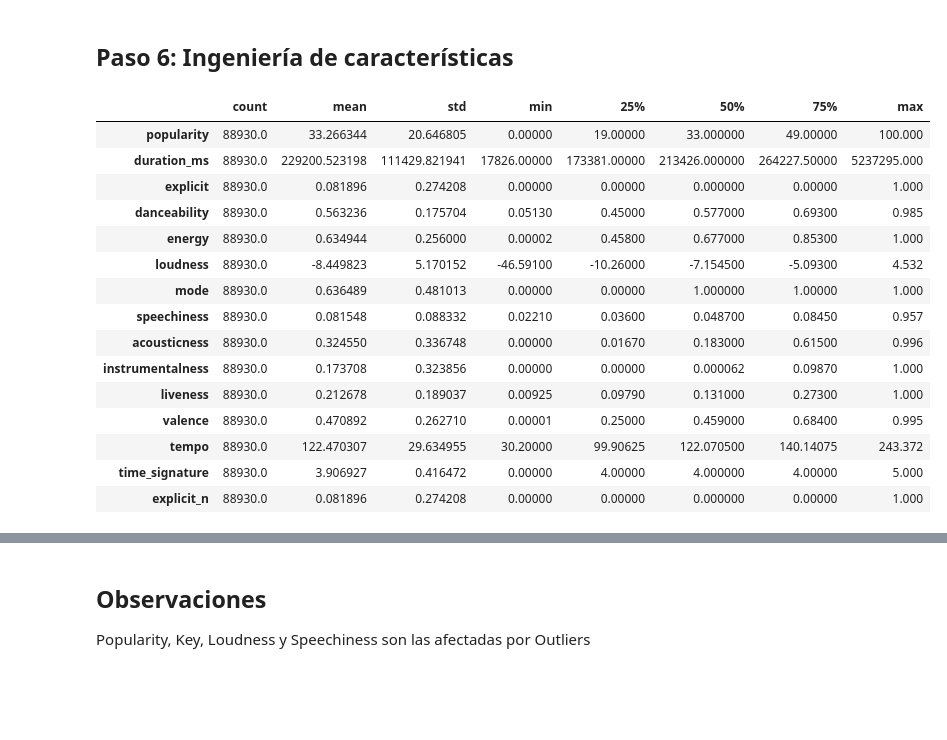
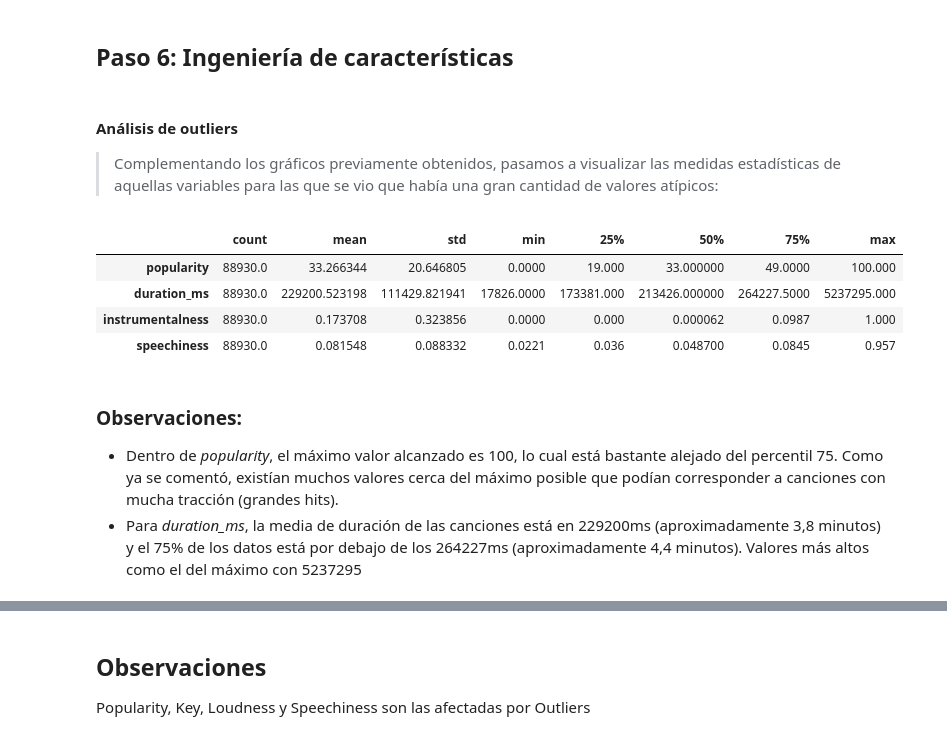
Before and after one commit to ArthurMartinezUcu/Ucu_diploma_python, a Jupyter notebook: notebooks/notebook.ipynb, the cells around one changed output, grey strips where cells are left out. Drawn from its saved outputs; the diff is of its cells as text; code cells hidden in the pictures; blank space fills up the shorter version.

```diff
--- a/notebooks/notebook.ipynb
+++ b/notebooks/notebook.ipynb
@@ -546,25 +546,21 @@ df_clean = df_clean.drop(columns=["key"])
 * Las canciones con valor de time_signature = 4 tienen la mediana en popularidad más alta, la caja más desplazada hacia arriba y además una gran cantidad de outliers con valores de popularidad cercanos a 100. Esto es de esperar dado que la mayoría de las canciones están en compás 4/4, siendo los hits los que alcanzan valores de popularidad muy altos.
 # %% [markdown]
 ## Paso 6: Ingeniería de características
+# %% [markdown]
+#### Análisis de outliers
+> Complementando los gráficos previamente obtenidos, pasamos a visualizar las medidas estadísticas de aquellas variables para las que se vio que había una gran cantidad de valores atípicos:
 # %%
-df_clean.describe().T
+df_clean[["popularity", "duration_ms", "instrumentalness", "speechiness"]].describe().T
 # %% [output]
 |  | count | mean | std | min | 25% | 50% | 75% | max |
-| popularity | 88930.0 | 33.266344 | 20.646805 | 0.00000 | 19.00000 | 33.000000 | 49.00000 | 100.000 |
-| duration_ms | 88930.0 | 229200.523198 | 111429.821941 | 17826.00000 | 173381.00000 | 213426.000000 | 264227.50000 | 5237295.000 |
-| explicit | 88930.0 | 0.081896 | 0.274208 | 0.00000 | 0.00000 | 0.000000 | 0.00000 | 1.000 |
-| danceability | 88930.0 | 0.563236 | 0.175704 | 0.05130 | 0.45000 | 0.577000 | 0.69300 | 0.985 |
-| energy | 88930.0 | 0.634944 | 0.256000 | 0.00002 | 0.45800 | 0.677000 | 0.85300 | 1.000 |
-| loudness | 88930.0 | -8.449823 | 5.170152 | -46.59100 | -10.26000 | -7.154500 | -5.09300 | 4.532 |
-| mode | 88930.0 | 0.636489 | 0.481013 | 0.00000 | 0.00000 | 1.000000 | 1.00000 | 1.000 |
-| speechiness | 88930.0 | 0.081548 | 0.088332 | 0.02210 | 0.03600 | 0.048700 | 0.08450 | 0.957 |
-| acousticness | 88930.0 | 0.324550 | 0.336748 | 0.00000 | 0.01670 | 0.183000 | 0.61500 | 0.996 |
-| instrumentalness | 88930.0 | 0.173708 | 0.323856 | 0.00000 | 0.00000 | 0.000062 | 0.09870 | 1.000 |
-| liveness | 88930.0 | 0.212678 | 0.189037 | 0.00925 | 0.09790 | 0.131000 | 0.27300 | 1.000 |
-| valence | 88930.0 | 0.470892 | 0.262710 | 0.00001 | 0.25000 | 0.459000 | 0.68400 | 0.995 |
-| tempo | 88930.0 | 122.470307 | 29.634955 | 30.20000 | 99.90625 | 122.070500 | 140.14075 | 243.372 |
-| time_signature | 88930.0 | 3.906927 | 0.416472 | 0.00000 | 4.00000 | 4.000000 | 4.00000 | 5.000 |
-| explicit_n | 88930.0 | 0.081896 | 0.274208 | 0.00000 | 0.00000 | 0.000000 | 0.00000 | 1.000 |
+| popularity | 88930.0 | 33.266344 | 20.646805 | 0.0000 | 19.000 | 33.000000 | 49.0000 | 100.000 |
+| duration_ms | 88930.0 | 229200.523198 | 111429.821941 | 17826.0000 | 173381.000 | 213426.000000 | 264227.5000 | 5237295.000 |
+| instrumentalness | 88930.0 | 0.173708 | 0.323856 | 0.0000 | 0.000 | 0.000062 | 0.0987 | 1.000 |
+| speechiness | 88930.0 | 0.081548 | 0.088332 | 0.0221 | 0.036 | 0.048700 | 0.0845 | 0.957 |
+# %% [markdown]
+### Observaciones:
+* Dentro de _popularity_, el máximo valor alcanzado es 100, lo cual está bastante alejado del percentil 75. Como ya se comentó, existían muchos valores cerca del máximo posible que podían corresponder a canciones con mucha tracción (grandes hits).
+* Para _duration_ms_, la media de duración de las canciones está en 229200ms (aproximadamente 3,8 minutos) y el 75% de los datos está por debajo de los 264227ms (aproximadamente 4,4 minutos). Valores más altos como el del máximo con 5237295
 # %%
 fig, axis = plt.subplots(3, 3, figsize=(15, 10))
 
```
Also changed, not shown: parts of 18 cells of this notebook.
